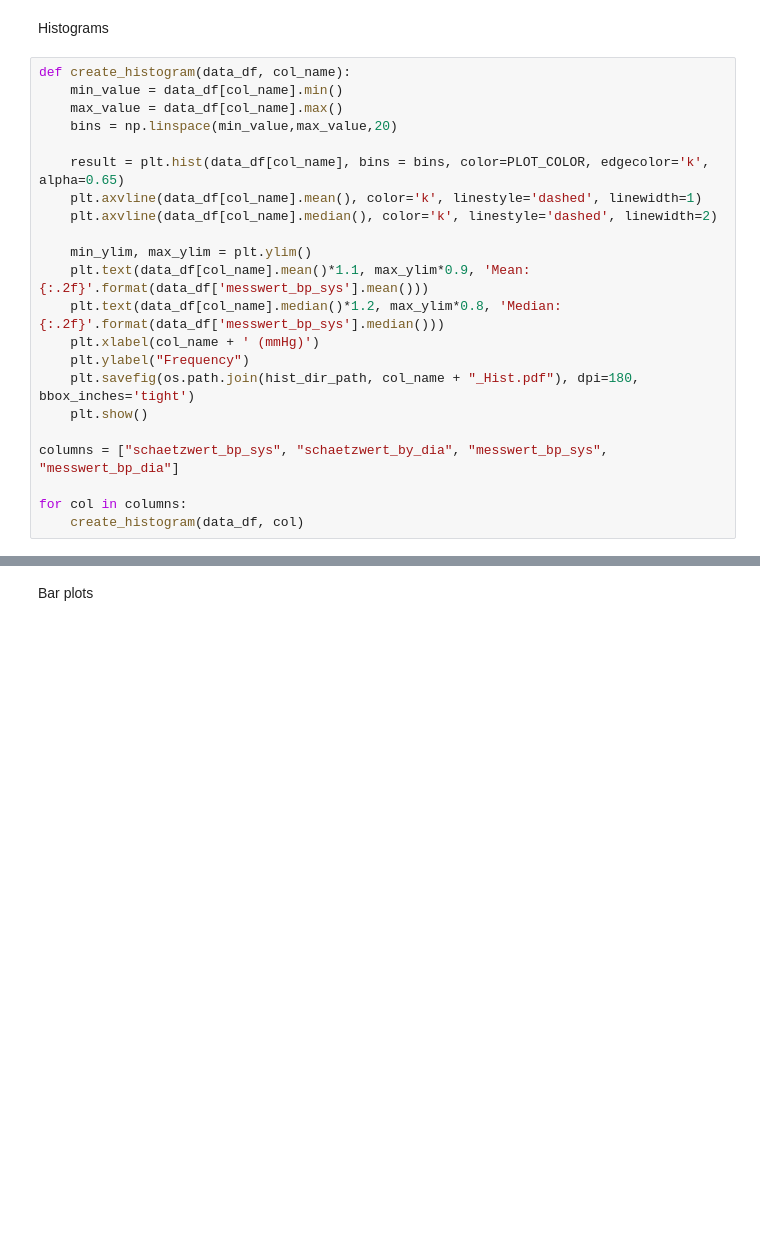
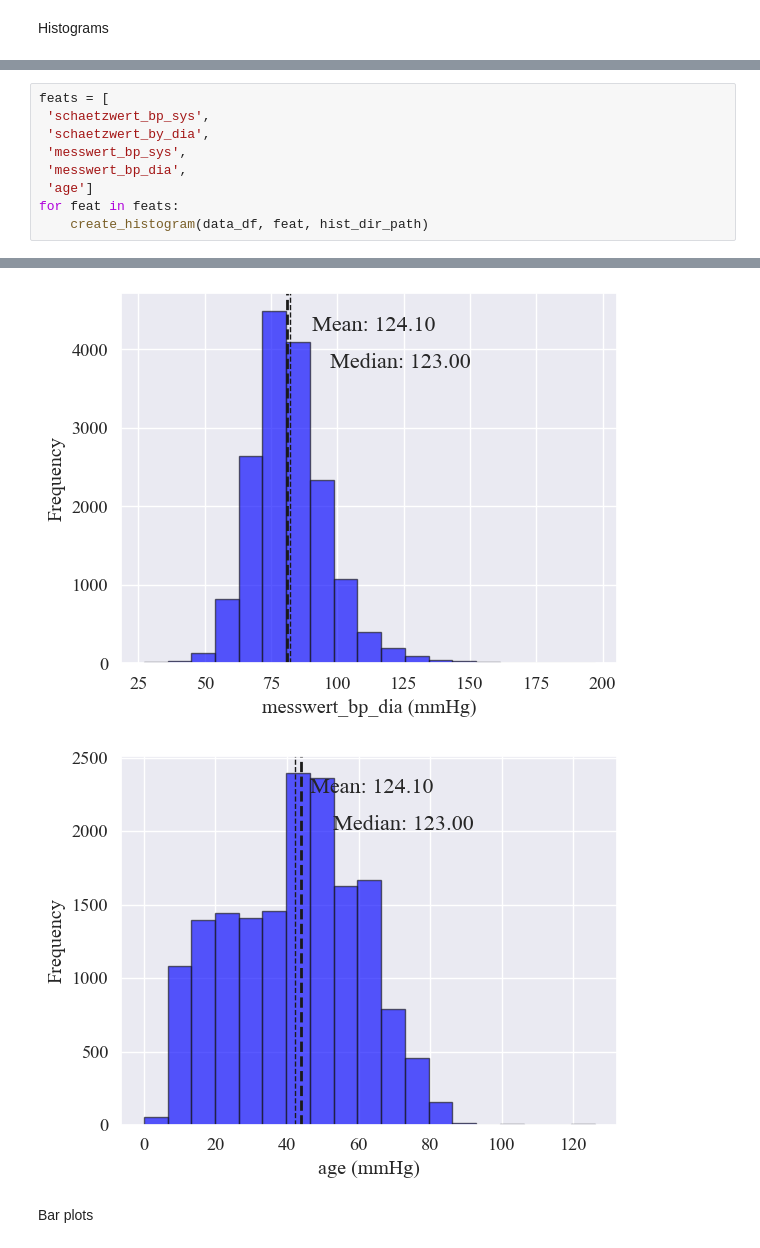
Before and after one commit to farrukh-ahmed/Case-Studies---Project-1, a Jupyter notebook: Notebooks/CompiledDescriptiveAnalysis.ipynb, the cells around one changed output, grey strips where cells are left out. Cells and saved outputs as stored; diff of their text form; blank space fills up the shorter version.

```diff
--- a/Notebooks/CompiledDescriptiveAnalysis.ipynb
+++ b/Notebooks/CompiledDescriptiveAnalysis.ipynb
@@ -179,25 +137,3 @@ summary
 | std | 6556.96 | NaN | 0.82 | 18.53 | 16.94 | 9.96 | 19.68 | ... |
 # %% [markdown]
 Histograms
-# %%
-def create_histogram(data_df, col_name):
-    min_value = data_df[col_name].min()
-    max_value = data_df[col_name].max()
-    bins = np.linspace(min_value,max_value,20)
-
-    result = plt.hist(data_df[col_name], bins = bins, color=PLOT_COLOR, edgecolor='k', alpha=0.65)
-    plt.axvline(data_df[col_name].mean(), color='k', linestyle='dashed', linewidth=1)
-    plt.axvline(data_df[col_name].median(), color='k', linestyle='dashed', linewidth=2)
-
-    min_ylim, max_ylim = plt.ylim()
-    plt.text(data_df[col_name].mean()*1.1, max_ylim*0.9, 'Mean: {:.2f}'.format(data_df['messwert_bp_sys'].mean()))
-    plt.text(data_df[col_name].median()*1.2, max_ylim*0.8, 'Median: {:.2f}'.format(data_df['messwert_bp_sys'].median()))
-    plt.xlabel(col_name + ' (mmHg)')
-    plt.ylabel("Frequency")
-    plt.savefig(os.path.join(hist_dir_path, col_name + "_Hist.pdf"), dpi=180, bbox_inches='tight')
-    plt.show()
-
-columns = ["schaetzwert_bp_sys", "schaetzwert_by_dia", "messwert_bp_sys", "messwert_bp_dia"]
-
-for col in columns:
-    create_histogram(data_df, col)
@@ -208,0 +140,10 @@ for col in columns:
+# %%
+feats = [
+ 'schaetzwert_bp_sys',
+ 'schaetzwert_by_dia',
+ 'messwert_bp_sys',
+ 'messwert_bp_dia',
+ 'age']
+for feat in feats:
+    create_histogram(data_df, feat, hist_dir_path)
+# %% [output]
@@ -209,2 +153,4 @@ for col in columns:
+[figure, added]
+[figure, added]
 # %% [markdown]
 Bar plots
```
Also changed, not shown: parts of 21 cells of this notebook, 29 other files.
